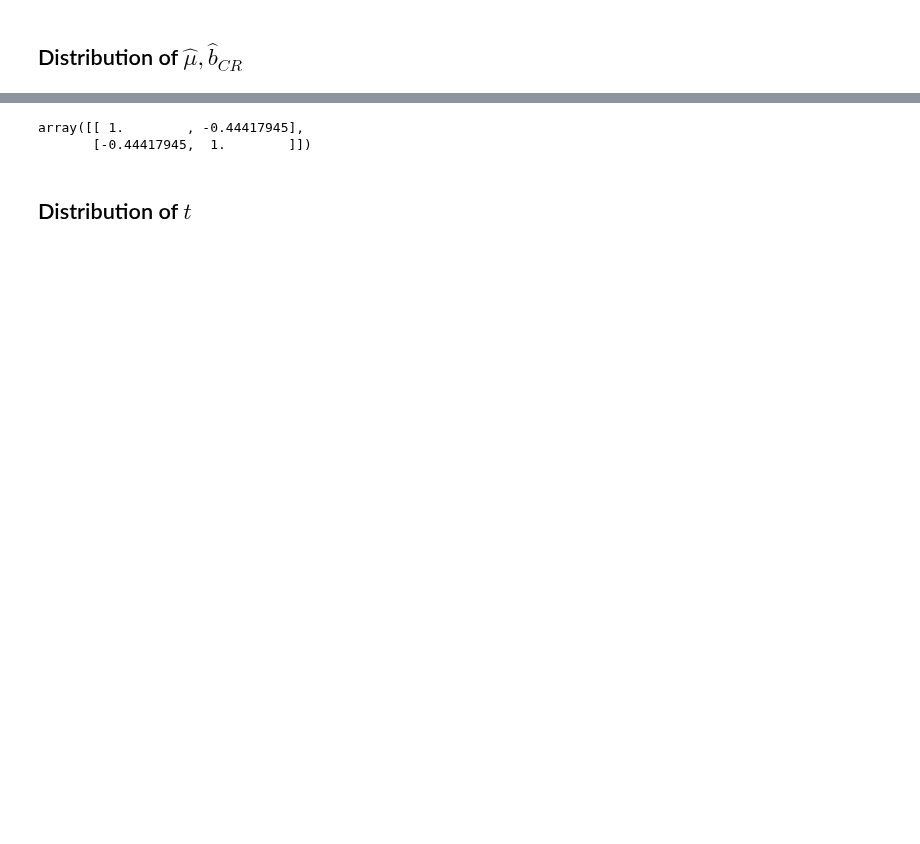
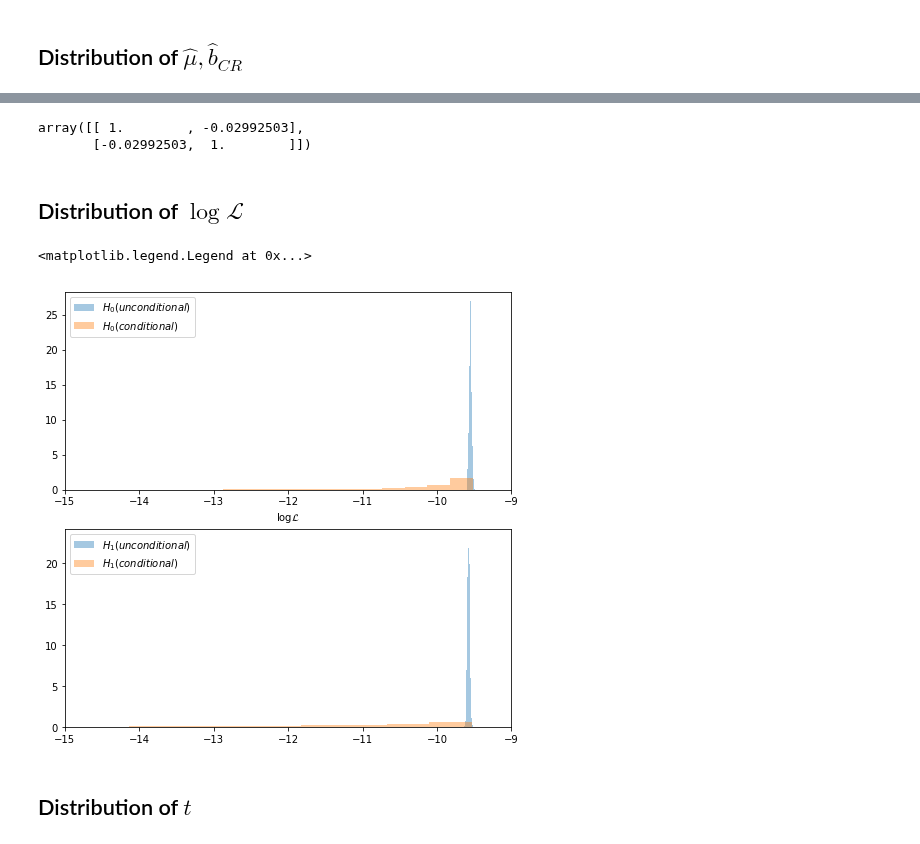
Before and after one commit to denglert/statistics-sandbox, a Jupyter notebook: Asimov_paper/POI_with_CR_NP.ipynb, the cells around one changed output, grey strips where cells are left out. Cells and saved outputs as stored; diff of their text form; code cells hidden in the pictures; blank space fills up the shorter version.

```diff
--- a/Asimov_paper/POI_with_CR_NP.ipynb
+++ b/Asimov_paper/POI_with_CR_NP.ipynb
@@ -217,7 +218,25 @@ Text(0.5,1,'Best fit $(\\hat{\\mu},\\hat{b}_{CR})$')
 # %%
-np.corrcoef(parameters_H0[:,0], parameters_H0[:,1])
+np.corrcoef(fit_results_H0[:,0], fit_results_H1[:,1])
 # %% [output]
-array([[ 1.        , -0.44417945],
-       [-0.44417945,  1.        ]])
+array([[ 1.        , -0.02992503],
+       [-0.02992503,  1.        ]])
+# %% [markdown]
+## Distribution of $\log \mathcal{L}$
+# %%
+f,a = plt.subplots(nrows=2, figsize=(8,8))
+a = a.flatten()
+a[0].hist(fit_results_H0[:,0], bins=20, alpha=0.4, label='$H_{0} (unconditional)$', normed=True);
+a[0].hist(fit_results_H0[:,3], bins=20, alpha=0.4, label='$H_{0} (conditional)$',   normed=True);
+a[1].hist(fit_results_H1[:,0], bins=20, alpha=0.4, label='$H_{1} (unconditional)$', normed=True);
+a[1].hist(fit_results_H1[:,3], bins=20, alpha=0.4, label='$H_{1} (conditional)$',   normed=True);
+a[0].set_xlim(-15, -9)
+a[1].set_xlim(-15, -9)
+a[0].set_xlabel('$\log \mathcal{L}$')
+a[0].set_xlabel('$\log \mathcal{L}$')
+a[0].legend()
+a[1].legend()
+# %% [output]
+<matplotlib.legend.Legend at 0x...>
+[figure, added]
 # %% [markdown]
 ## Distribution of $t$
```
Also changed, not shown: parts of 14 cells of this notebook, 1 other file.
